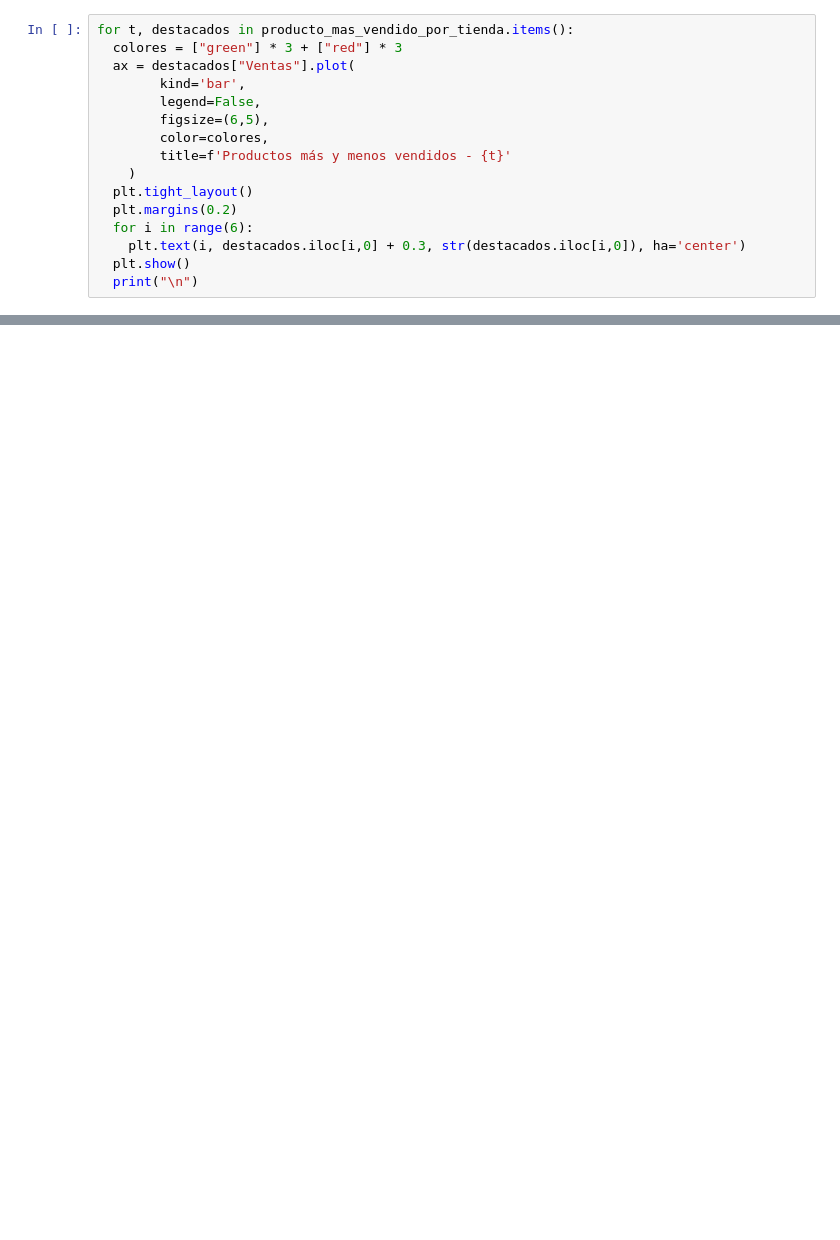
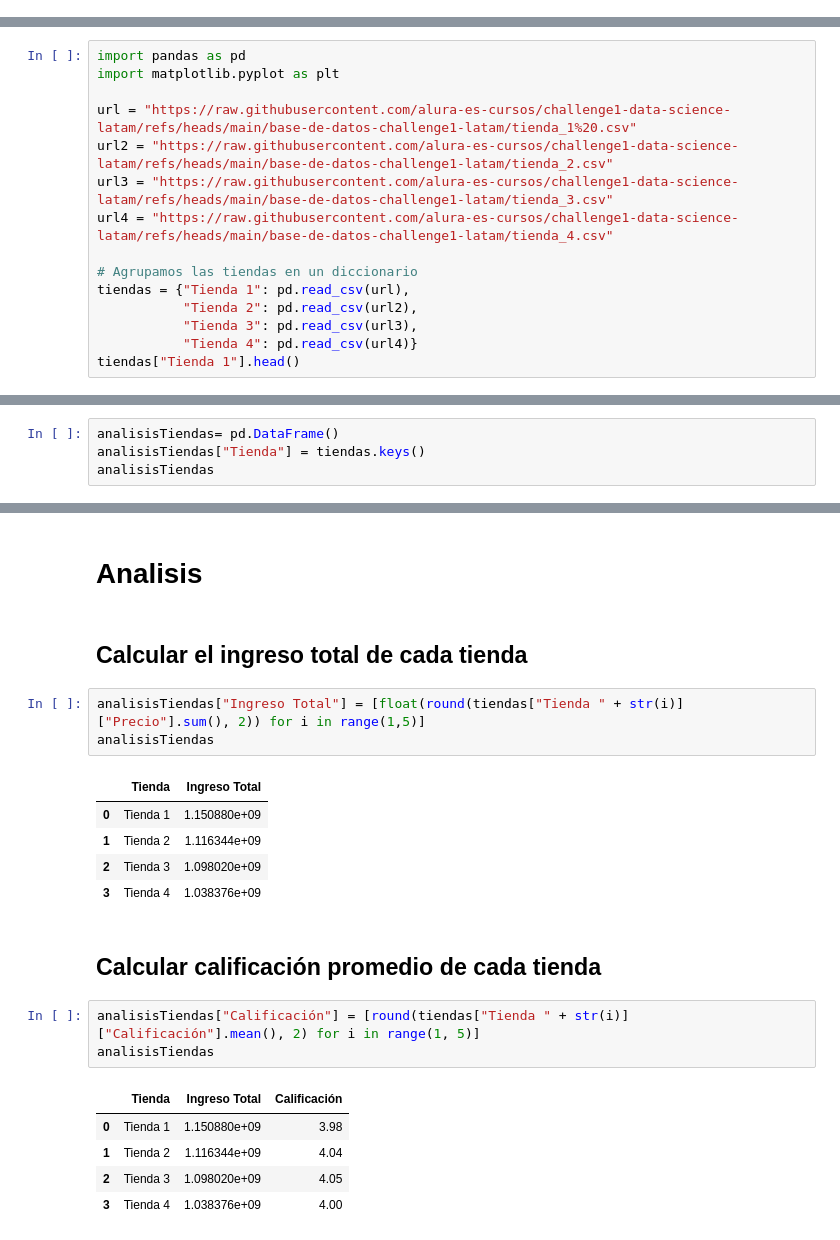
Before and after one commit to prieto-cristian/alura-store, a Jupyter notebook: AluraStoreLatam.ipynb, the cells around one changed output, grey strips where cells are left out. Cells and saved outputs as stored; diff of their text form; blank space fills up the shorter version.

Commit message:
Refactorizar el codigo
Se crean funciones y se utilizan DataFrames para agrupar los resultado.

```diff
--- a/AluraStoreLatam.ipynb
+++ b/AluraStoreLatam.ipynb
@@ -158,16 +0,0 @@ producto_mas_vendido_por_tienda = {"Tienda " + str(i): pd.concat([t["Producto"].
-# %%
-for t, destacados in producto_mas_vendido_por_tienda.items():
-  colores = ["green"] * 3 + ["red"] * 3
-  ax = destacados["Ventas"].plot(
-        kind='bar',
-        legend=False,
-        figsize=(6,5),
-        color=colores,
-        title=f'Productos más y menos vendidos - {t}'
-    )
-  plt.tight_layout()
-  plt.margins(0.2)
-  for i in range(6):
-    plt.text(i, destacados.iloc[i,0] + 0.3, str(destacados.iloc[i,0]), ha='center')
-  plt.show()
-  print("\n")
@@ -225,0 +3,15 @@ plt.show()
+# %%
+import pandas as pd
+import matplotlib.pyplot as plt
+
+url = "https://raw.githubusercontent.com/alura-es-cursos/challenge1-data-science-latam/refs/heads/main/base-de-datos-challenge1-latam/tienda_1%20.csv"
+url2 = "https://raw.githubusercontent.com/alura-es-cursos/challenge1-data-science-latam/refs/heads/main/base-de-datos-challenge1-latam/tienda_2.csv"
+url3 = "https://raw.githubusercontent.com/alura-es-cursos/challenge1-data-science-latam/refs/heads/main/base-de-datos-challenge1-latam/tienda_3.csv"
+url4 = "https://raw.githubusercontent.com/alura-es-cursos/challenge1-data-science-latam/refs/heads/main/base-de-datos-challenge1-latam/tienda_4.csv"
+
+# Agrupamos las tiendas en un diccionario
+tiendas = {"Tienda 1": pd.read_csv(url),
+           "Tienda 2": pd.read_csv(url2),
+           "Tienda 3": pd.read_csv(url3),
+           "Tienda 4": pd.read_csv(url4)}
+tiendas["Tienda 1"].head()
@@ -225,0 +27,4 @@ plt.show()
+# %%
+analisisTiendas= pd.DataFrame()
+analisisTiendas["Tienda"] = tiendas.keys()
+analisisTiendas
@@ -225,0 +37,24 @@ plt.show()
+# %% [markdown]
+# Analisis
+# %% [markdown]
+## Calcular el ingreso total de cada tienda
+# %%
+analisisTiendas["Ingreso Total"] = [float(round(tiendas["Tienda " + str(i)]["Precio"].sum(), 2)) for i in range(1,5)]
+analisisTiendas
+# %% [output]
+|  | Tienda | Ingreso Total |
+| 0 | Tienda 1 | 1.150880e+09 |
+| 1 | Tienda 2 | 1.116344e+09 |
+| 2 | Tienda 3 | 1.098020e+09 |
+| 3 | Tienda 4 | 1.038376e+09 |
+# %% [markdown]
+## Calcular calificación promedio de cada tienda
+# %%
+analisisTiendas["Calificación"] = [round(tiendas["Tienda " + str(i)]["Calificación"].mean(), 2) for i in range(1, 5)]
+analisisTiendas
+# %% [output]
+|  | Tienda | Ingreso Total | Calificación |
+| 0 | Tienda 1 | 1.150880e+09 | 3.98 |
+| 1 | Tienda 2 | 1.116344e+09 | 4.04 |
+| 2 | Tienda 3 | 1.098020e+09 | 4.05 |
+| 3 | Tienda 4 | 1.038376e+09 | 4.00 |
```
Also changed, not shown: parts of 53 cells of this notebook.
